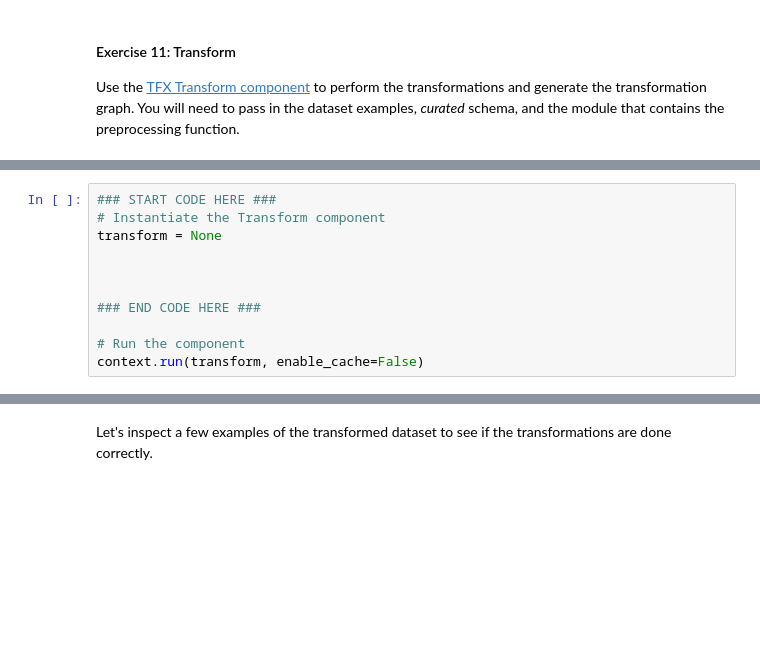
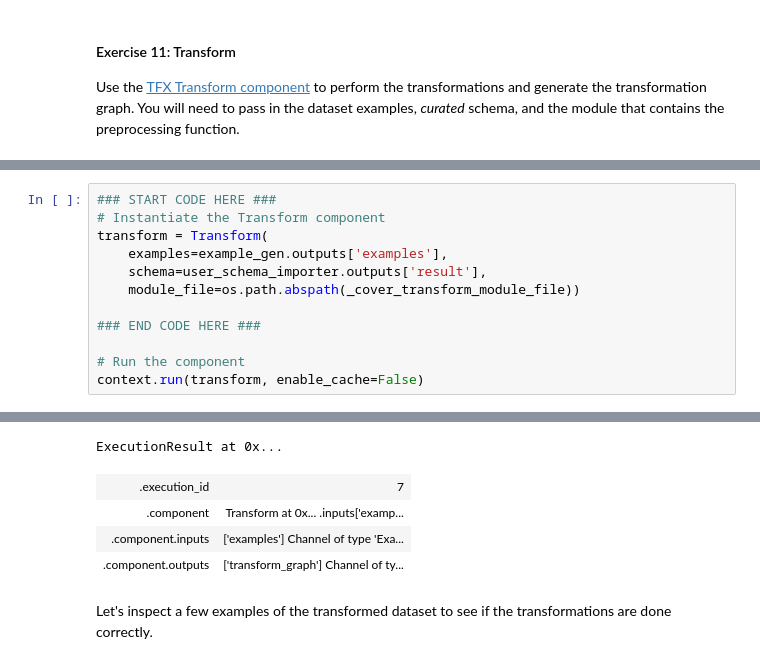
Before and after one commit to zhulingchen/Machine-Learning-Engineering-for-Production-MLOps-Specialization, a Jupyter notebook: Machine Learning Data Lifecycle in Production/C2W3_Assignment/C2W3_Assignment.ipynb, the cells around one changed output, grey strips where cells are left out. Saved outputs shown, nothing was run; the diff lists cells and outputs as text; blank space fills up the shorter version.

```diff
--- a/Machine Learning Data Lifecycle in Production/C2W3_Assignment/C2W3_Assignment.ipynb
+++ b/Machine Learning Data Lifecycle in Production/C2W3_Assignment/C2W3_Assignment.ipynb
@@ -884,11 +931,13 @@ Use the [TFX Transform component](https://www.tensorflow.org/tfx/api_docs/python
 # %%
 ### START CODE HERE ###
 # Instantiate the Transform component
-transform = None
-
-
+transform = Transform(
+    examples=example_gen.outputs['examples'],
+    schema=user_schema_importer.outputs['result'],
+    module_file=os.path.abspath(_cover_transform_module_file))
 
 ### END CODE HERE ###
 
 # Run the component
 context.run(transform, enable_cache=False)
+# %% [output]
@@ -895,3 +958,8 @@ context.run(transform, enable_cache=False)
+ExecutionResult at 0x...
+| .execution_id | 7 |
+| .component | Transform at 0x... .inputs['examp... |
+| .component.inputs | ['examples'] Channel of type 'Exa... |
+| .component.outputs | ['transform_graph'] Channel of ty... |
 # %% [markdown]
 Let's inspect a few examples of the transformed dataset to see if the transformations are done correctly.
 # %%
```
Also changed, not shown: parts of 8 cells of this notebook.
